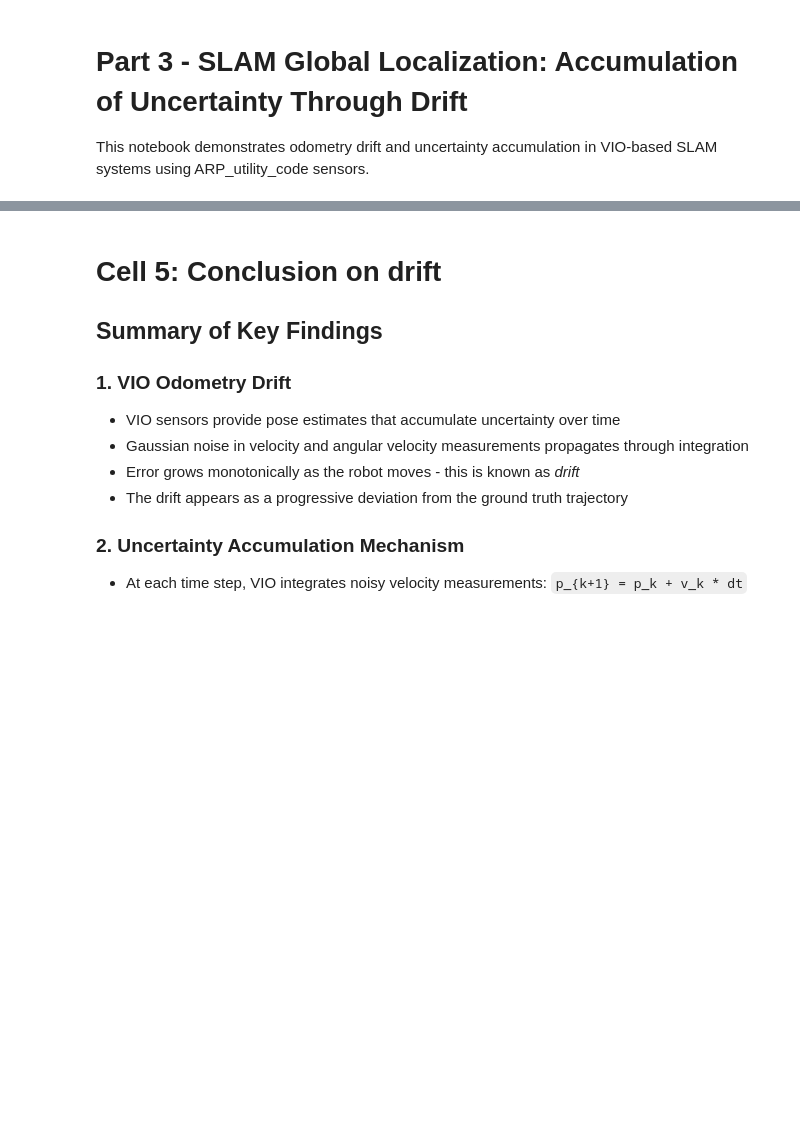
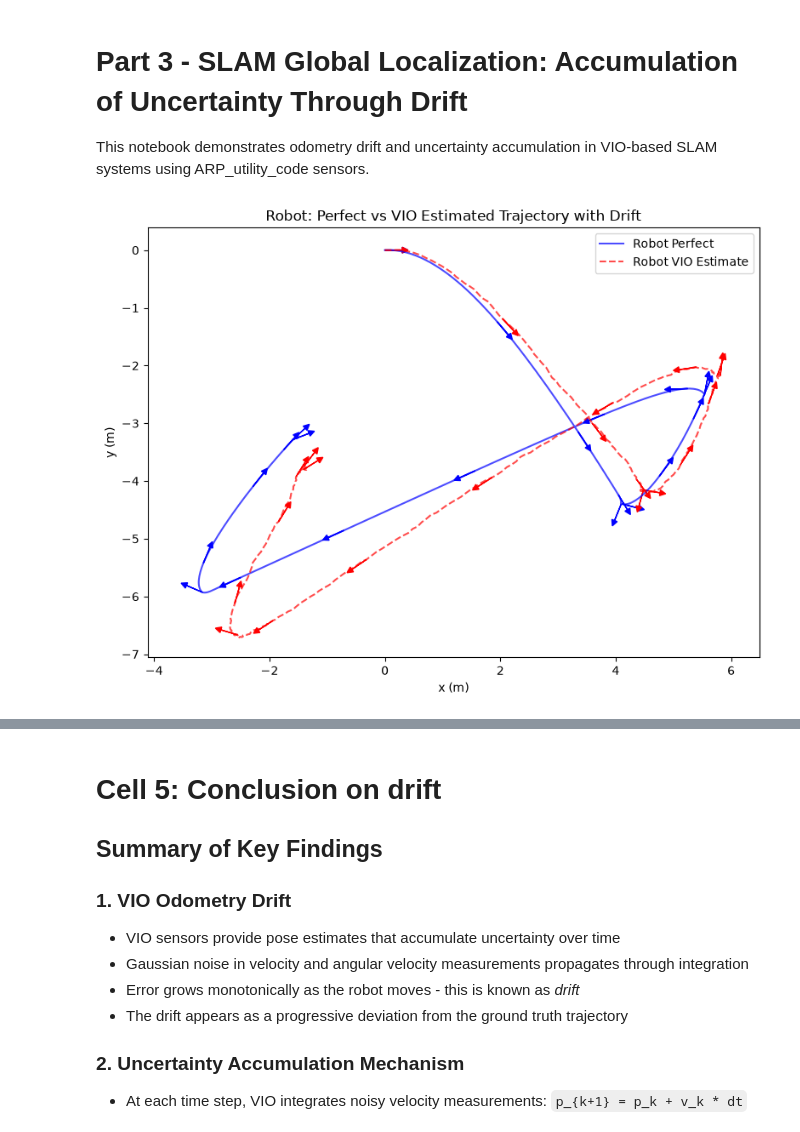
Before and after one commit to y2d2/Relative-localisation-tutorial, a Jupyter notebook: notebooks/part_3.ipynb, the cells around one changed output, grey strips where cells are left out. Cells and saved outputs as stored; diff of their text form; code cells hidden in the pictures; blank space fills up the shorter version.

```diff
--- a/notebooks/part_3.ipynb
+++ b/notebooks/part_3.ipynb
@@ -20,44 +21,12 @@ from relative_pose import compute_relative_poses
 # %%
 # Parameters for robot 1 trajectory + VIO simulation
 
 traj_config = TrajectoryConfig(duration=50.0, timestep=0.1, seed=42)
 vio_config = VIOConfig(sig_v=0.1, sig_w=0.05)
 
-traj_robot1 = generate_trajectory(
-    duration=traj_config.duration,
-    timestep=traj_config.timestep,
-    seed=traj_config.seed
-)
-
-poses_robot1_perfect = sgal3_to_se2_poses(traj_robot1.X_RRi)
-poses_robot1_noisy, _ = simulate_vio_odometry(traj_robot1, vio_config)
-
-fig, ax = plt.subplots(1, 1, figsize=(8, 6))
-ax.plot(poses_robot1_perfect[:, 0], poses_robot1_perfect[:, 1], 'b-', label='Robot 1 Perfect', alpha=0.7)
-ax.plot(poses_robot1_noisy[:, 0], poses_robot1_noisy[:, 1], 'r--', label='Robot 1 VIO Estimate', alpha=0.7)
-
-arrow_len = 0.3
-step = max(1, len(poses_robot1_perfect) // 20)
-for i in range(0, len(poses_robot1_perfect), step):
-    x_i, y_i, theta_i = poses_robot1_perfect[i]
-    dx = arrow_len * np.cos(theta_i)
-    dy = arrow_len * np.sin(theta_i)
-    ax.arrow(x_i, y_i, dx, dy, head_width=0.1, head_length=0.1, fc='b', ec='b')
-
-for i in range(0, len(poses_robot1_noisy), step):
-    x_i, y_i, theta_i = poses_robot1_noisy[i]
-    dx = arrow_len * np.cos(theta_i)
-    dy = arrow_len * np.sin(theta_i)
-    ax.arrow(x_i, y_i, dx, dy, head_width=0.1, head_length=0.1, fc='r', ec='r')
-
-ax.set_xlabel('x (m)')
-ax.set_ylabel('y (m)')
-ax.axis('equal')
-ax.legend()
-ax.set_title('Robot 1: Perfect vs VIO Estimated Trajectory with Drift')
-
-plt.tight_layout()
-plt.show()
+poses_robot1_perfect, poses_robot1_noisy = part3_functions.plot_single_robot_vio(traj_config, vio_config)
+# %% [output]
+[figure, added]
 # %%
 # Parameters for robot 2 trajectory + VIO simulation
 
```
Also changed, not shown: parts of 2 cells of this notebook, 1 other file.
